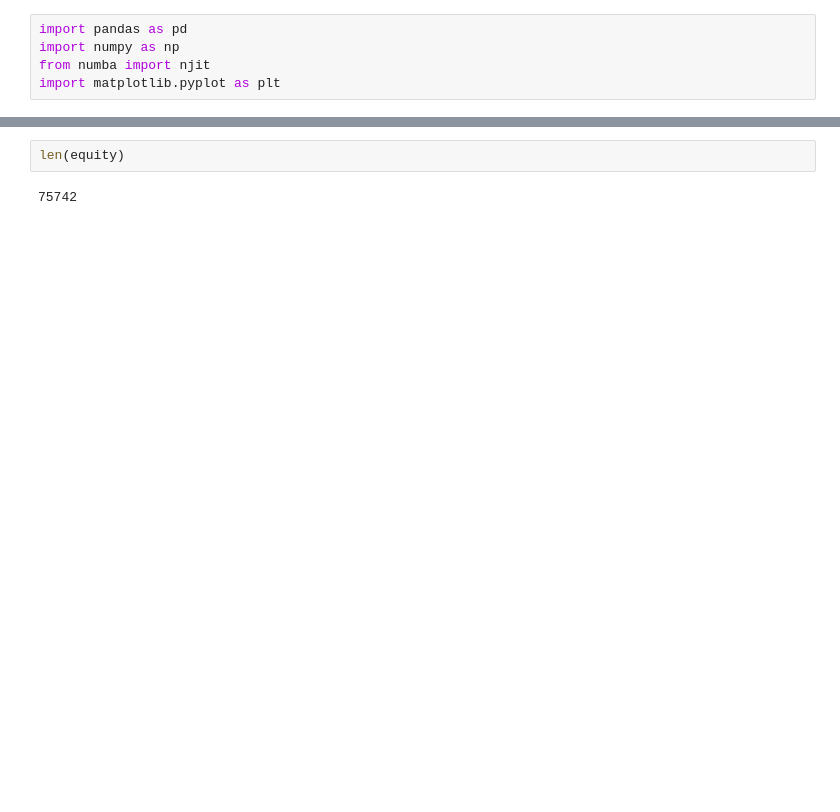
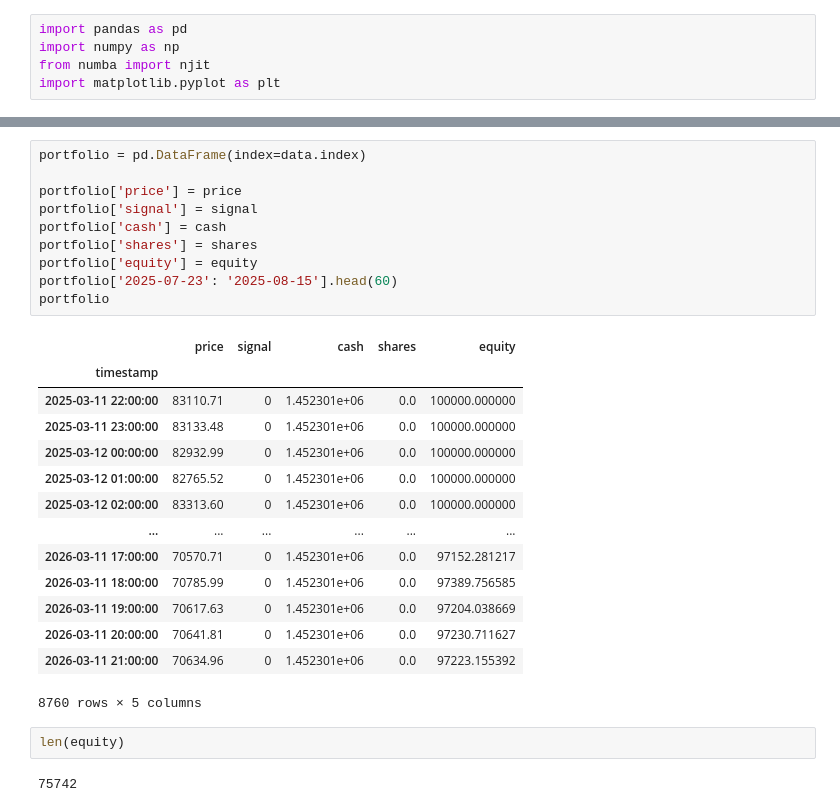
Before and after one commit to AESoldatov/TradingBot, a Jupyter notebook: BackTesting3.ipynb, the cells around one changed output, grey strips where cells are left out. Saved outputs shown, nothing was run; the diff lists cells and outputs as text; blank space fills up the shorter version.

```diff
--- a/BackTesting3.ipynb
+++ b/BackTesting3.ipynb
@@ -135,3 +178,28 @@ print(f"Время выполнения: {end_time - start_time:.6f} секун
+# %%
+portfolio = pd.DataFrame(index=data.index)
+
+portfolio['price'] = price
+portfolio['signal'] = signal
+portfolio['cash'] = cash
+portfolio['shares'] = shares
+portfolio['equity'] = equity
+portfolio['2025-07-23': '2025-08-15'].head(60)
+portfolio
+# %% [output]
+|  | price | signal | cash | shares | equity |
+| timestamp |  |  |  |  |  |
+| 2025-03-11 22:00:00 | 83110.71 | 0 | 1.452301e+06 | 0.0 | 100000.000000 |
+| 2025-03-11 23:00:00 | 83133.48 | 0 | 1.452301e+06 | 0.0 | 100000.000000 |
+| 2025-03-12 00:00:00 | 82932.99 | 0 | 1.452301e+06 | 0.0 | 100000.000000 |
+| 2025-03-12 01:00:00 | 82765.52 | 0 | 1.452301e+06 | 0.0 | 100000.000000 |
+| 2025-03-12 02:00:00 | 83313.60 | 0 | 1.452301e+06 | 0.0 | 100000.000000 |
+| ... | ... | ... | ... | ... | ... |
+| 2026-03-11 17:00:00 | 70570.71 | 0 | 1.452301e+06 | 0.0 | 97152.281217 |
+| 2026-03-11 18:00:00 | 70785.99 | 0 | 1.452301e+06 | 0.0 | 97389.756585 |
+| 2026-03-11 19:00:00 | 70617.63 | 0 | 1.452301e+06 | 0.0 | 97204.038669 |
+| 2026-03-11 20:00:00 | 70641.81 | 0 | 1.452301e+06 | 0.0 | 97230.711627 |
+| 2026-03-11 21:00:00 | 70634.96 | 0 | 1.452301e+06 | 0.0 | 97223.155392 |
+8760 rows × 5 columns
 # %%
 len(equity)
 # %% [output]
```
Also changed, not shown: parts of 34 cells of this notebook, 2 other files.
